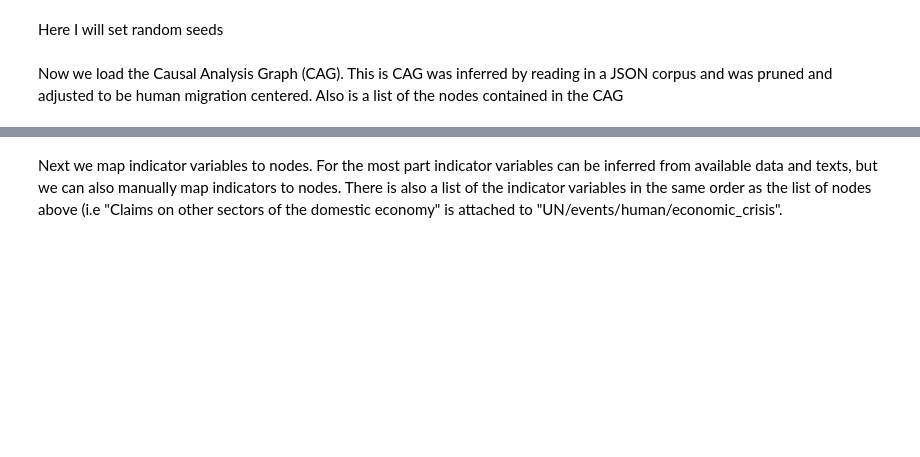
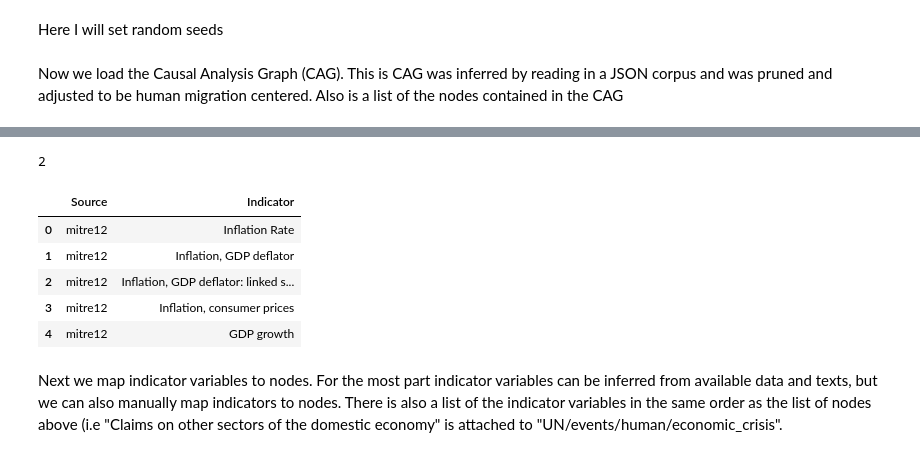
Before and after one commit to ml4ai/delphi, a Jupyter notebook: notebooks/backcasting_test_notebook.ipynb, the cells around one changed output, grey strips where cells are left out. Saved outputs shown, nothing was run; the diff lists cells and outputs as text; code cells hidden in the pictures; blank space fills up the shorter version.

```diff
--- a/notebooks/backcasting_test_notebook.ipynb
+++ b/notebooks/backcasting_test_notebook.ipynb
@@ -62,0 +60,4 @@ None
+# %%
+G.add_node()
+# %% [output]
+2
@@ -63,3 +66,22 @@ None
+# %%
+n = 2
+query = " ".join(
+        [
+            "select Source, Indicator from concept_to_indicator_mapping",
+            "where `Concept` like 'UN/entities/human/financial/economic/inflation'",
+        ]
+    )
+
+results = engine.execute(query)
+
+pd.DataFrame(results, columns=results.keys())
+# %% [output]
+|  | Source | Indicator |
+| 0 | mitre12 | Inflation Rate |
+| 1 | mitre12 | Inflation, GDP deflator |
+| 2 | mitre12 | Inflation, GDP deflator: linked s... |
+| 3 | mitre12 | Inflation, consumer prices |
+| 4 | mitre12 | GDP growth |
 # %% [markdown]
 Next we map indicator variables to nodes. For the most part indicator variables can be inferred from available data and texts, but we can also manually map indicators to nodes. There is also a list of the indicator variables in the same order as the list of nodes above (i.e "Claims on other sectors of the domestic economy" is attached to "UN/events/human/economic_crisis".
 # %%
```
Also changed, not shown: parts of 3 cells of this notebook, 3 other files.
